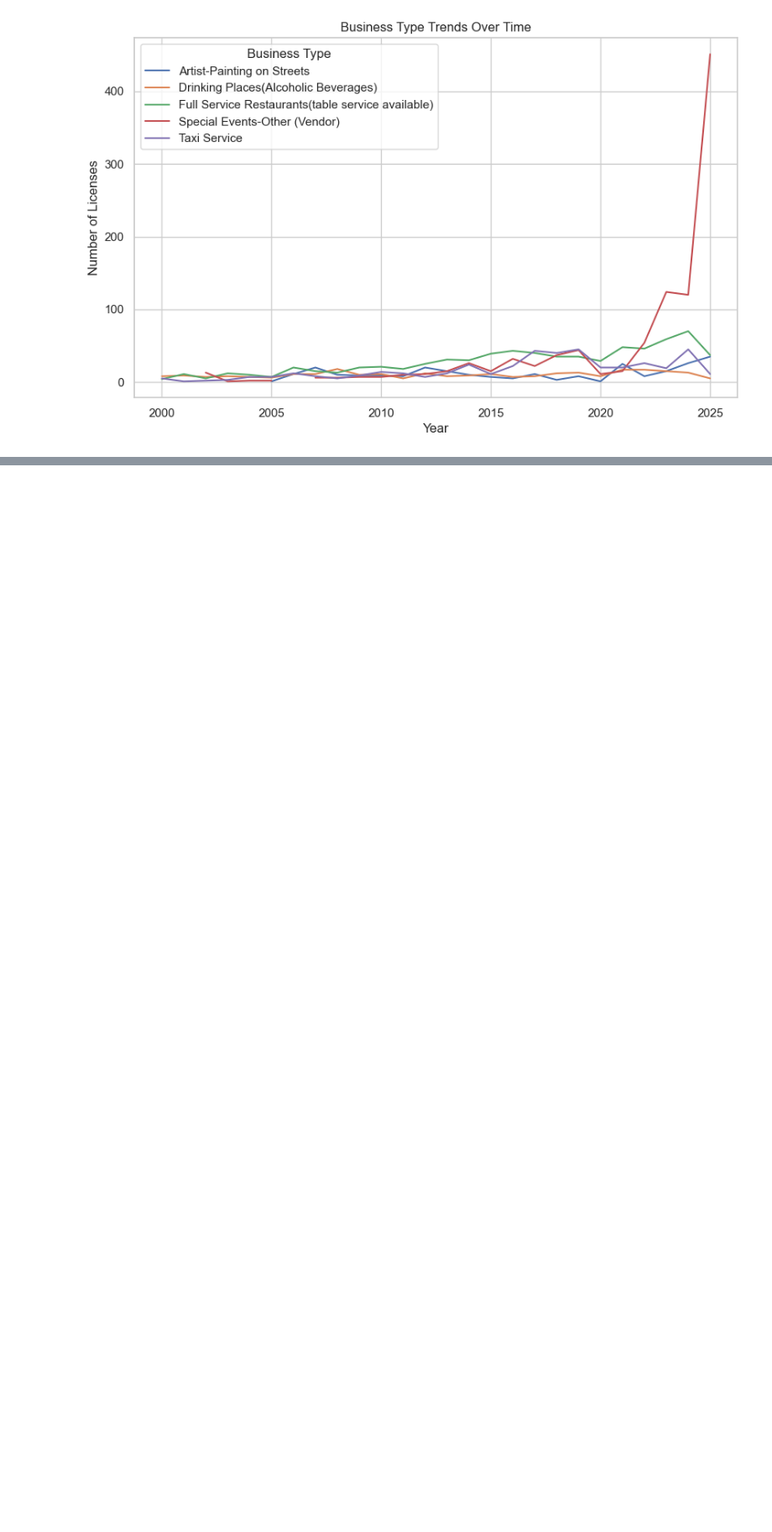
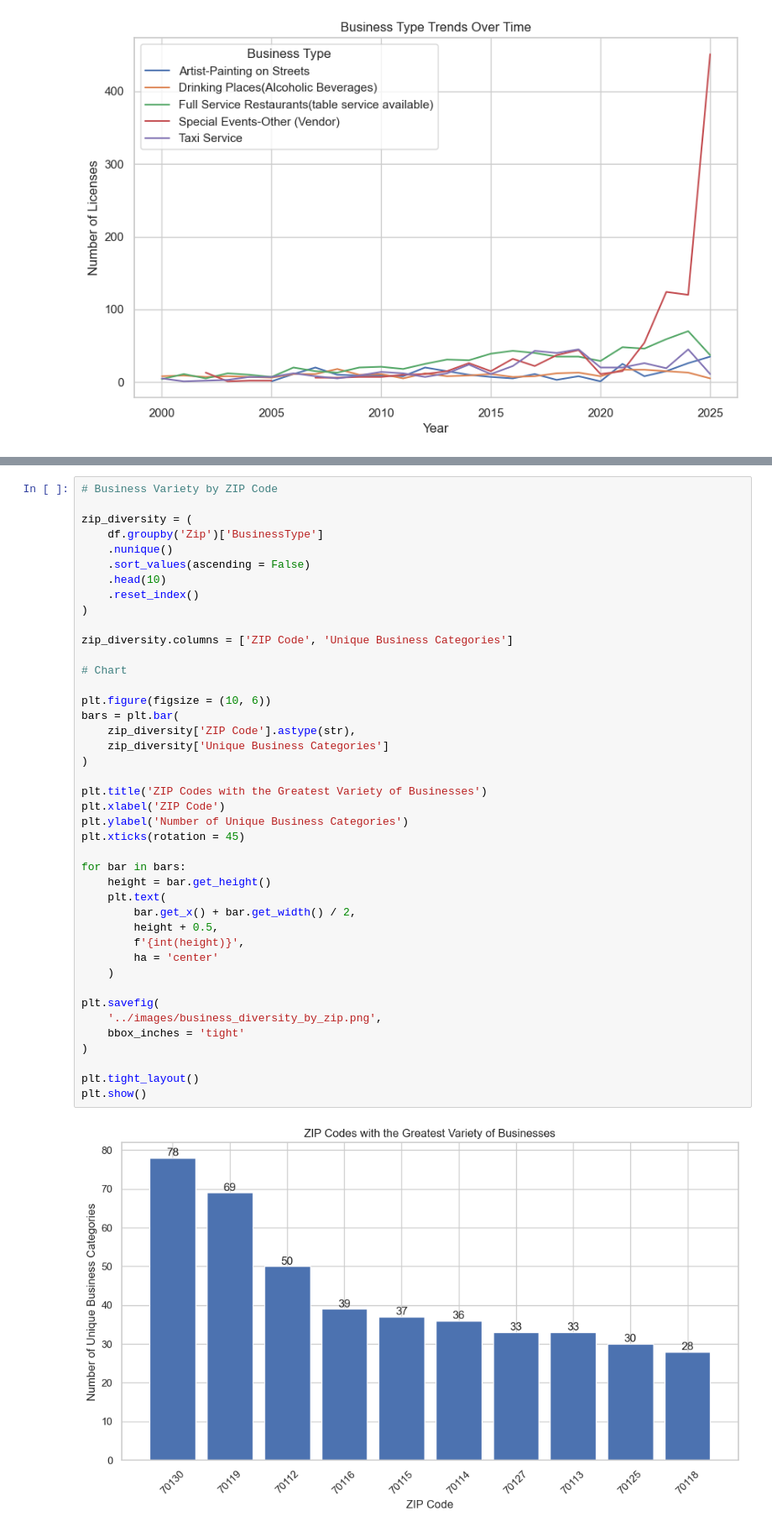
Before and after one commit to HCBrooks-lab/nola_business_license_analysis, a Jupyter notebook: notebooks/nola_business_license_analysis.ipynb, the cells around one changed output, grey strips where cells are left out. Shown at 84% size. Cells and saved outputs as stored; diff of their text form; blank space fills up the shorter version.

```diff
--- a/notebooks/nola_business_license_analysis.ipynb
+++ b/notebooks/nola_business_license_analysis.ipynb
@@ -203,0 +209,44 @@ plt.show()
+# %%
+# Business Variety by ZIP Code
+
+zip_diversity = (
+    df.groupby('Zip')['BusinessType']
+    .nunique()
+    .sort_values(ascending = False)
+    .head(10)
+    .reset_index()
+)
+
+zip_diversity.columns = ['ZIP Code', 'Unique Business Categories']
+
+# Chart
+
+plt.figure(figsize = (10, 6))
+bars = plt.bar(
+    zip_diversity['ZIP Code'].astype(str),
+    zip_diversity['Unique Business Categories']
+)
+
+plt.title('ZIP Codes with the Greatest Variety of Businesses')
+plt.xlabel('ZIP Code')
+plt.ylabel('Number of Unique Business Categories')
+plt.xticks(rotation = 45)
+
+for bar in bars:
+    height = bar.get_height()
+    plt.text(
+        bar.get_x() + bar.get_width() / 2,
+        height + 0.5,
+        f'{int(height)}',
+        ha = 'center'
+    )
+
+plt.savefig(
+    '../images/business_diversity_by_zip.png',
+    bbox_inches = 'tight'
+)
+
+plt.tight_layout()
+plt.show()
+# %% [output]
+[figure, added]
```
Also changed, not shown: parts of 4 cells of this notebook, 6 other files.
